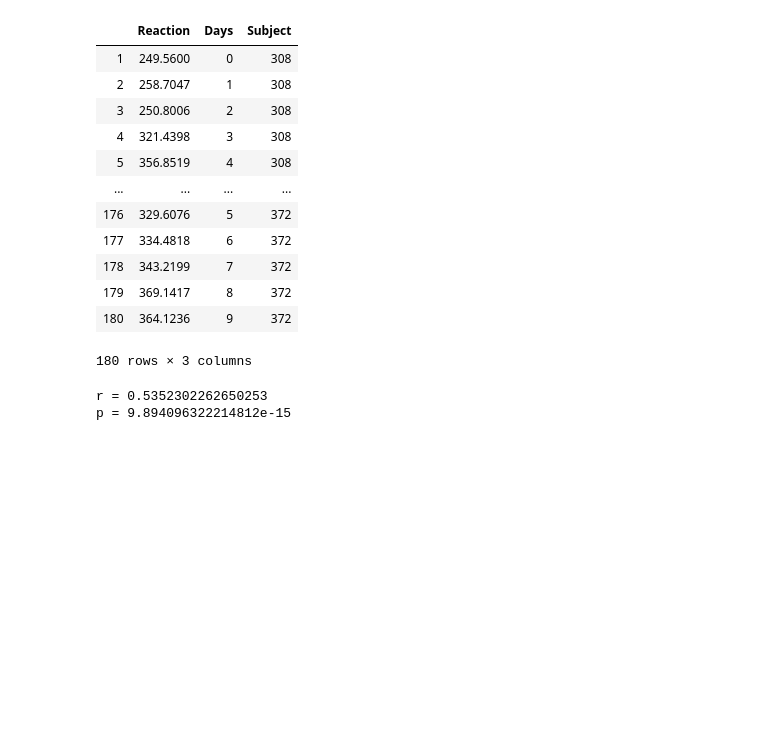
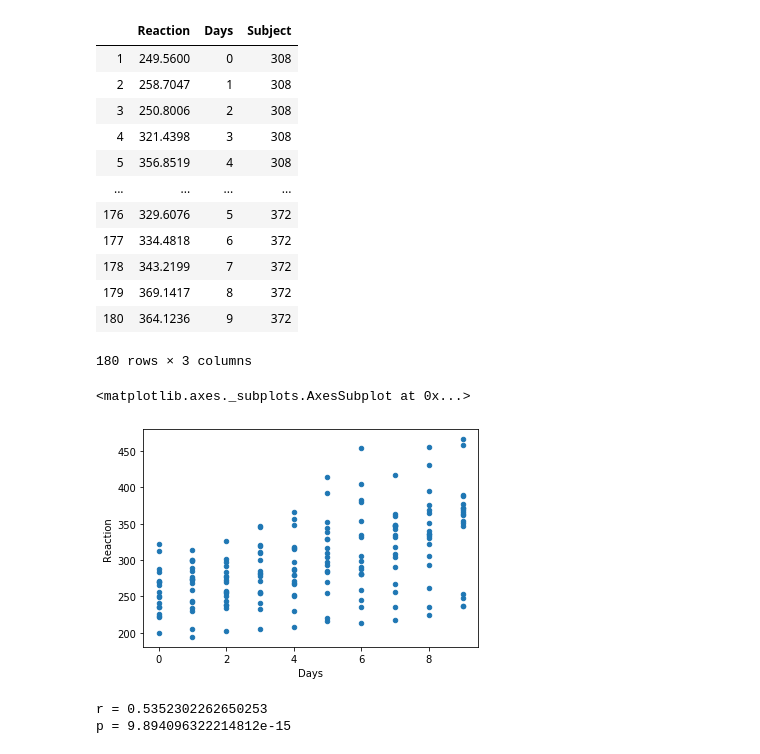
Before and after one commit to aleclhartman/statistics-exercises, a Jupyter notebook: hypothesis_testing.ipynb, the cells around one changed output. Drawn from its saved outputs; the diff is of its cells as text; code cells hidden in the pictures; blank space fills up the shorter version.

```diff
--- a/hypothesis_testing.ipynb
+++ b/hypothesis_testing.ipynb
@@ -1032,6 +1244,11 @@ sleep
 | 179 | 369.1417 | 8 | 372 |
 | 180 | 364.1236 | 9 | 372 |
 180 rows × 3 columns
+# %%
+sleep.plot.scatter("Days", "Reaction")
+# %% [output]
+<matplotlib.axes._subplots.AxesSubplot at 0x...>
+[figure, added]
 # %%
 r, p = stats.pearsonr(sleep.Reaction, sleep.Days)
 print("r =", r)
```
Also changed, not shown: parts of 38 cells of this notebook.
